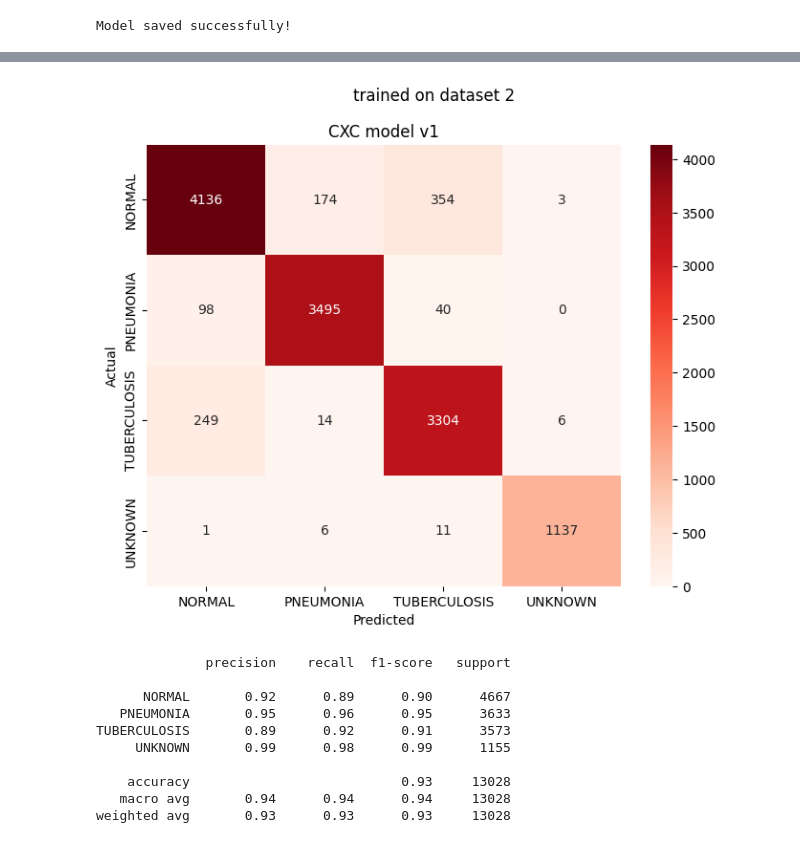
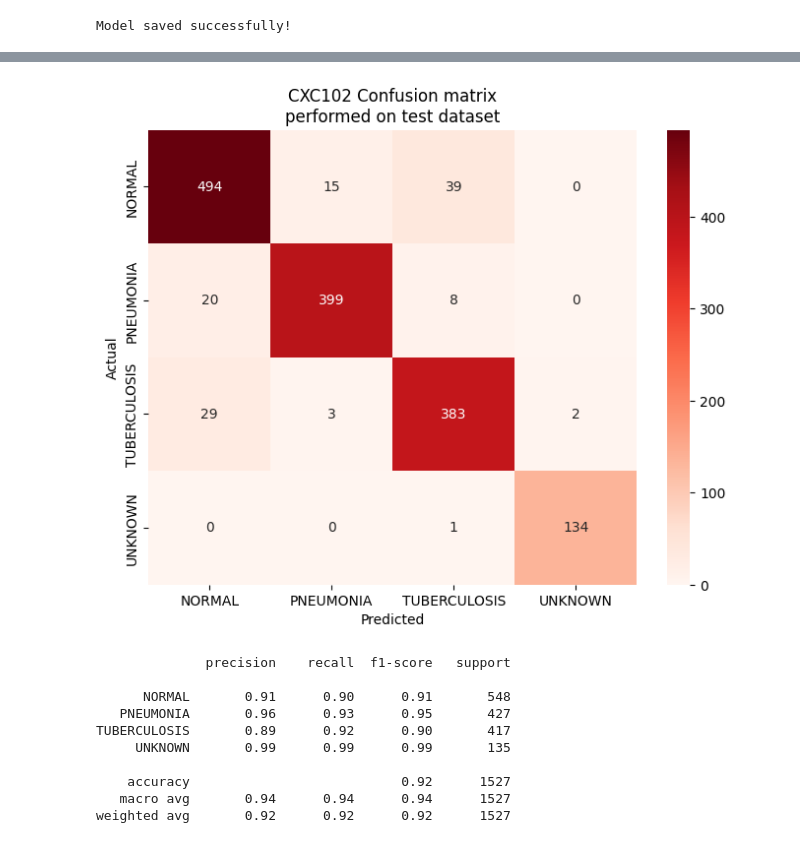
Before and after one commit to joshanjohn/CXC-FYP-Griffith, a Jupyter notebook: backend/notebook/CXV1/CXC102.ipynb, the cells around one changed output, grey strips where cells are left out. Cells and saved outputs as stored; diff of their text form; code cells hidden in the pictures.

```diff
--- a/backend/notebook/CXV1/CXC102.ipynb
+++ b/backend/notebook/CXV1/CXC102.ipynb
@@ -27,9 +26,9 @@ model_path = os.getenv("MODEL_DIR")
 MODEL_NAME = "CXC102.keras"
 model = os.path.join(model_path, MODEL_NAME)
 
-train_data_dir = os.path.join(dataset_path, "data03", "train")
-test_data_dir = os.path.join(dataset_path, "data03", "test")
-val_data_dir = os.path.join(dataset_path, "data03", "val")
+train_data_dir = os.path.join(dataset_path, "data02", "train")
+test_data_dir = os.path.join(dataset_path, "data02", "test")
+val_data_dir = os.path.join(dataset_path, "data02", "val")
 
 
 # Set parameters
@@ -161,3 +178,5 @@ CXC102.keras
+# %%
+model = tf.keras.models.load_model('CXC102.keras')
 # %%
 # Evaludate against test data
 results = model.evaluate(test_ds)
@@ -177,34 +197,10 @@ print(f"Test Accuracy: {results[1]*100:.2f}%")
 Test Loss: 3.917724609375
 Test Accuracy: 91.98%
 # %%
-import numpy as np
-from sklearn.metrics import confusion_matrix, classification_report
-import seaborn as sns
-import matplotlib.pyplot as plt
-
-# Get all predictions and true labels
-y_pred = []
-y_true = []
-
-for images, labels in train_ds:
-    preds = model.predict(images, verbose=0)
-    y_pred.extend(np.argmax(preds, axis=1))
-    y_true.extend(np.argmax(labels, axis=1))
-
-# Generate the Confusion Matrix
-cm = confusion_matrix(y_true, y_pred)
-class_names = test_ds.class_names
-
-# Plot them in heat map
-plt.figure(figsize=(8, 6))
-sns.heatmap(cm, annot=True, fmt='d', cmap='Reds',
-            xticklabels=class_names, yticklabels=class_names)
-plt.xlabel('Predicted')
-plt.ylabel('Actual')
-plt.title('CXC102 model')
-plt.suptitle("trained on dataset 2")
-plt.show()
-
-# Print Precision, Recall, and F1-Score
-print(classification_report(y_true, y_pred, target_names=class_names))
+generate_confusion(
+    test_ds,
+    model= model,
+    title= "CXC102 Confusion matrix",
+    subtitle= "performed on test dataset"
+)
 # %% [output]
@@ -212,11 +208,11 @@ print(classification_report(y_true, y_pred, target_names=class_names))
-[figure, old version]
+[figure, new version]
               precision    recall  f1-score   support
 
-      NORMAL       0.92      0.89      0.90      4667
-   PNEUMONIA       0.95      0.96      0.95      3633
-TUBERCULOSIS       0.89      0.92      0.91      3573
-     UNKNOWN       0.99      0.98      0.99      1155
+      NORMAL       0.91      0.90      0.91       548
+   PNEUMONIA       0.96      0.93      0.95       427
+TUBERCULOSIS       0.89      0.92      0.90       417
+     UNKNOWN       0.99      0.99      0.99       135
 
-    accuracy                           0.93     13028
-   macro avg       0.94      0.94      0.94     13028
-weighted avg       0.93      0.93      0.93     13028
+    accuracy                           0.92      1527
+   macro avg       0.94      0.94      0.94      1527
+weighted avg       0.92      0.92      0.92      1527
```
Also changed, not shown: parts of 22 cells of this notebook, 2 other files.
